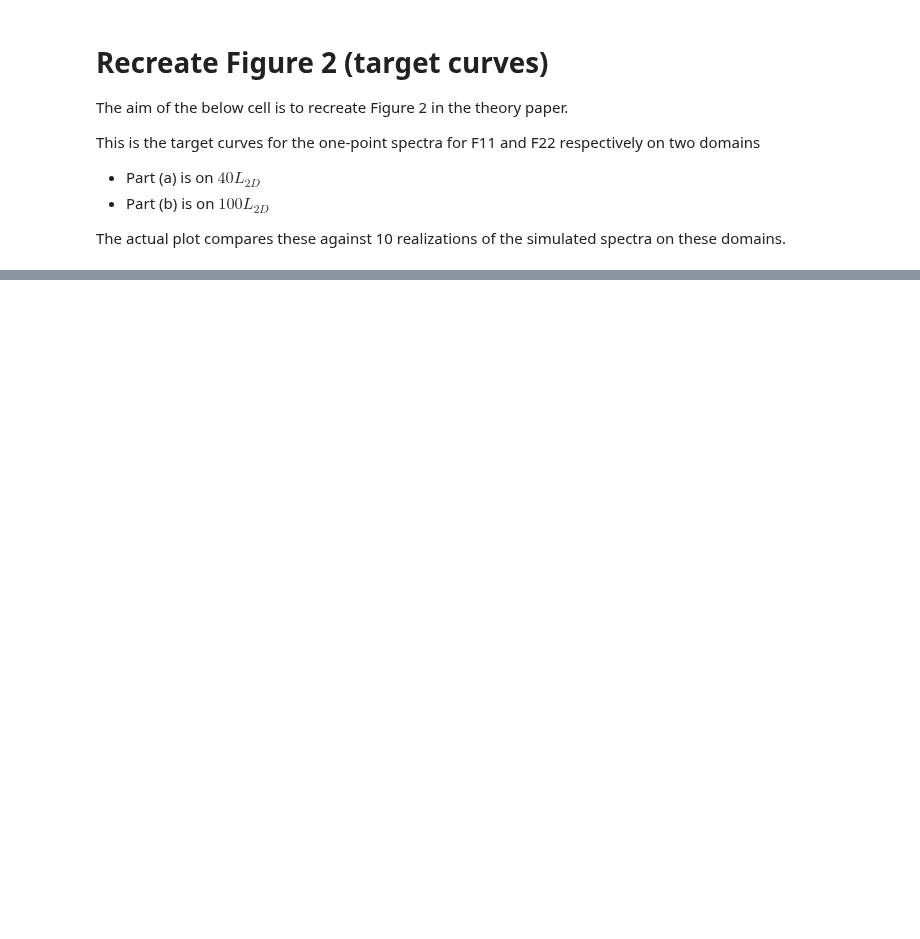
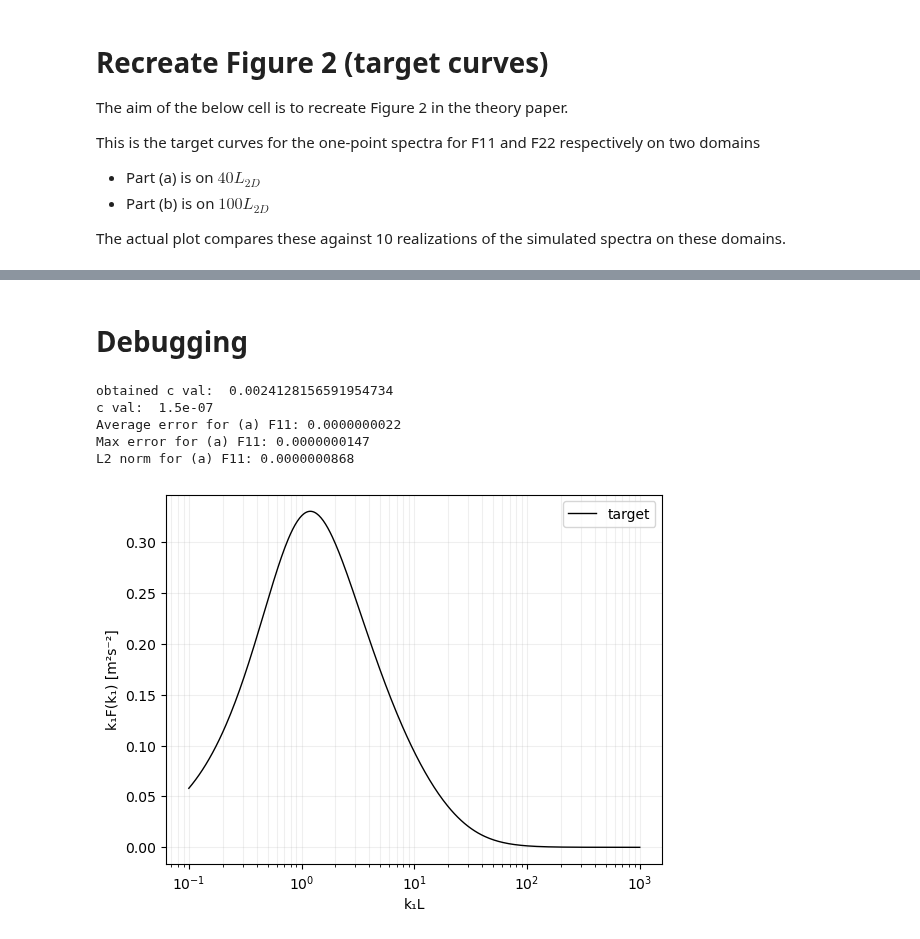
Before and after one commit to METHODS-Group/DRDMannTurb, a Jupyter notebook: examples-unrendered/MM_random_dev/eq6_numerical.ipynb, the cells around one changed output, grey strips where cells are left out. Drawn from its saved outputs; the diff is of its cells as text; code cells hidden in the pictures; blank space fills up the shorter version.

```diff
--- a/examples-unrendered/MM_random_dev/eq6_numerical.ipynb
+++ b/examples-unrendered/MM_random_dev/eq6_numerical.ipynb
@@ -553,0 +679,51 @@ F22_bottom = [k1 * eq6_numerical_F22_2D(k1, psi, L2D, z_i, attenuated=True) for
+# %% [markdown]
+# Debugging
+# %%
+plt.clf(); plt.close('all');
+
+# Parameters
+L2D_ = 20_000 # m
+sigma2_ = 2 # (m/s)^2
+z_i_ = 500 # m
+psi_ = np.deg2rad(45)
+
+obtained_c = (8 * sigma2_) / (9 * (L2D_**(2/3)))
+print("obtained c val: ", obtained_c)
+
+c_ = 1.5e-7
+print("c val: ", c_)
+
+# Collect the arrays
+numerical_F11 = []
+numerical_F11_err = []
+
+k1L = np.logspace(-1, 3, 400)
+
+for k1 in k1L:
+    f11_res, f11_err = eq6_numerical_F11_2D(k1 / L2D_, psi_, L2D_, z_i_, c_, attenuated=True, use_k=True)
+
+    numerical_F11.append(k1 * f11_res)
+    numerical_F11_err.append(f11_err)
+
+# Print basic error statistics
+print(f"Average error for (a) F11: {np.mean(numerical_F11_err_a):.10f}")
+
+print(f"Max error for (a) F11: {np.max(numerical_F11_err_a):.10f}")
+
+print(f"L2 norm for (a) F11: {np.linalg.norm(numerical_F11_err_a):.10f}")
+
+# Plot
+plt.plot(k1L, numerical_F11, "-", color="black", label="target", linewidth=1)
+plt.xscale("log")
+plt.xlabel("k₁L")
+plt.ylabel("k₁F(k₁) [m²s⁻²]")
+plt.grid(True, which="both", ls="-", alpha=0.2)
+plt.legend()
+plt.show()
+# %% [output]
+obtained c val:  0.0024128156591954734
+c val:  1.5e-07
+Average error for (a) F11: 0.0000000022
+Max error for (a) F11: 0.0000000147
+L2 norm for (a) F11: 0.0000000868
+[figure, added]
```
Also changed, not shown: parts of 7 cells of this notebook, 2 other files.
